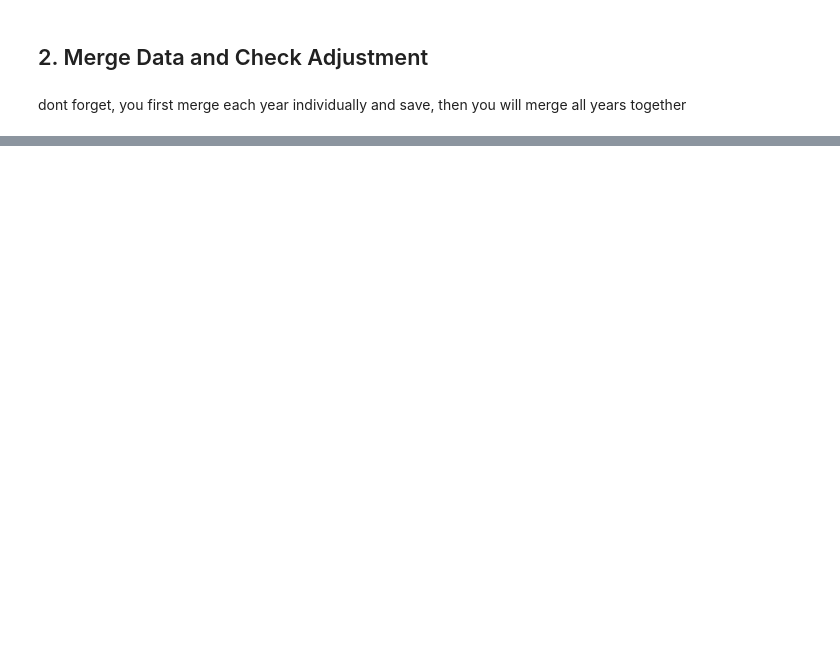
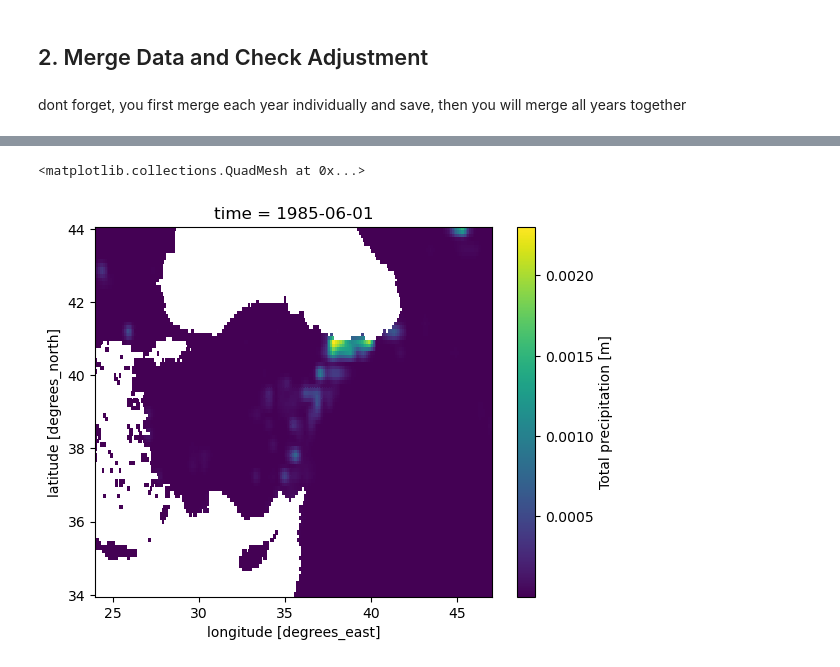
Before and after one commit to donmezkutay/msc-thesis-codes, a Jupyter notebook: era5land_adjust_data.ipynb, the cells around one changed output, grey strips where cells are left out. Drawn from its saved outputs; the diff is of its cells as text; code cells hidden in the pictures; blank space fills up the shorter version.

```diff
--- a/era5land_adjust_data.ipynb
+++ b/era5land_adjust_data.ipynb
@@ -149,0 +233,6 @@ data_adjust[winter_december_idx+1].plot()
+# %%
+era5land_nans = data_adjust.isnull()[0]
+data_adjust = data_adjust.where((era5land_nans==1) | (data_adjust>=0), 0)
+# %% [output]
+<matplotlib.collections.QuadMesh at 0x...>
+[figure, added]
```
Also changed, not shown: parts of 29 cells of this notebook.
